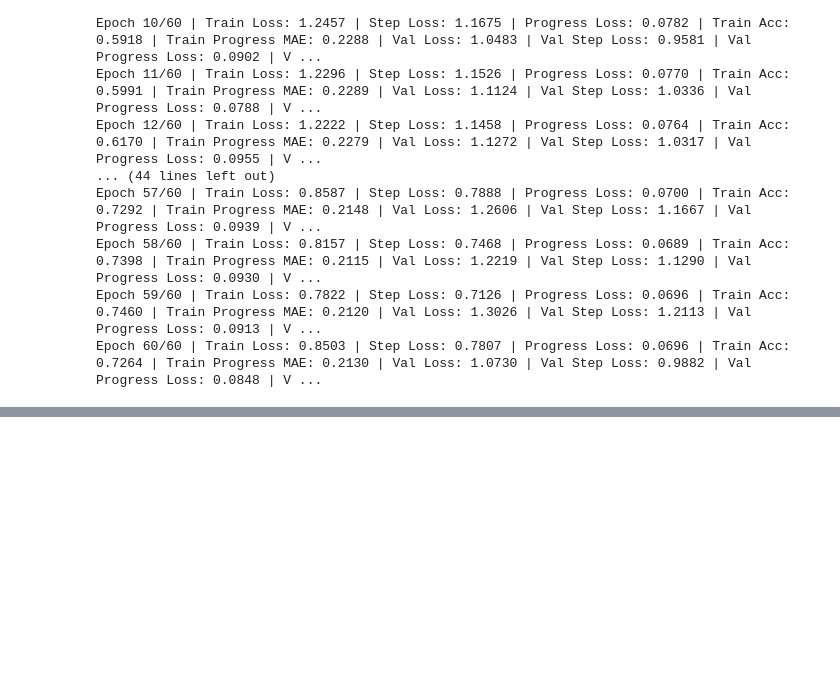
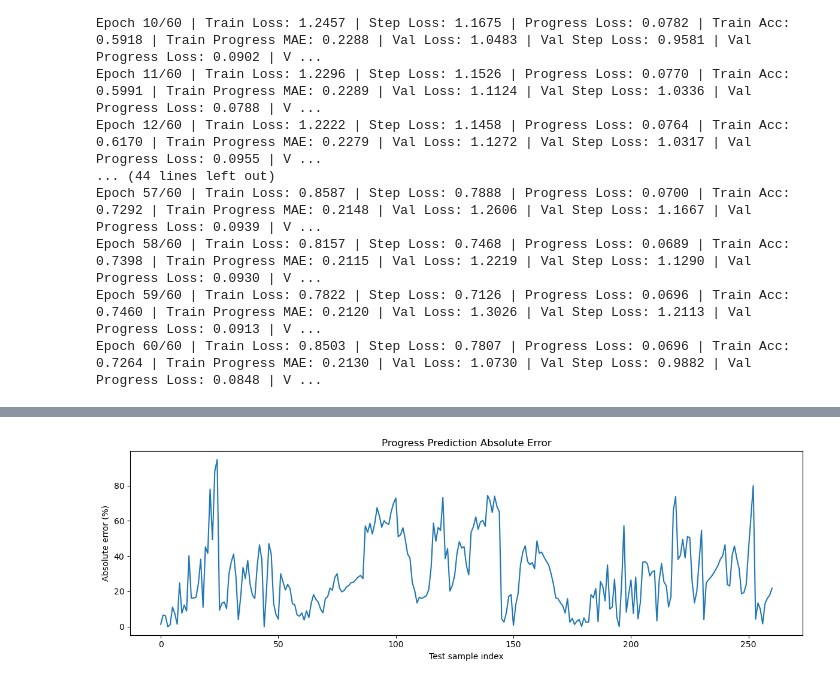
Before and after one commit to Lo122/LSTM_HRC, a Jupyter notebook: model_lstm/LSTM_train.ipynb, the cells around one changed output, grey strips where cells are left out. Saved outputs shown, nothing was run; the diff lists cells and outputs as text; code cells hidden in the pictures; blank space fills up the shorter version.

```diff
--- a/model_lstm/LSTM_train.ipynb
+++ b/model_lstm/LSTM_train.ipynb
@@ -443,0 +620,12 @@ Epoch 60/60 | Train Loss: 0.8503 | Step Loss: 0.7807 | Progress Loss: 0.0696 | T
+# %%
+plt.figure(figsize=(12, 4))
+
+plt.plot(pred_df["progress_abs_error"].values * 100)
+
+plt.xlabel("Test sample index")
+plt.ylabel("Absolute error (%)")
+plt.title("Progress Prediction Absolute Error")
+plt.tight_layout()
+plt.show()
+# %% [output]
+[figure, added]
```
Also changed, not shown: parts of 30 cells of this notebook, 2 other files.
